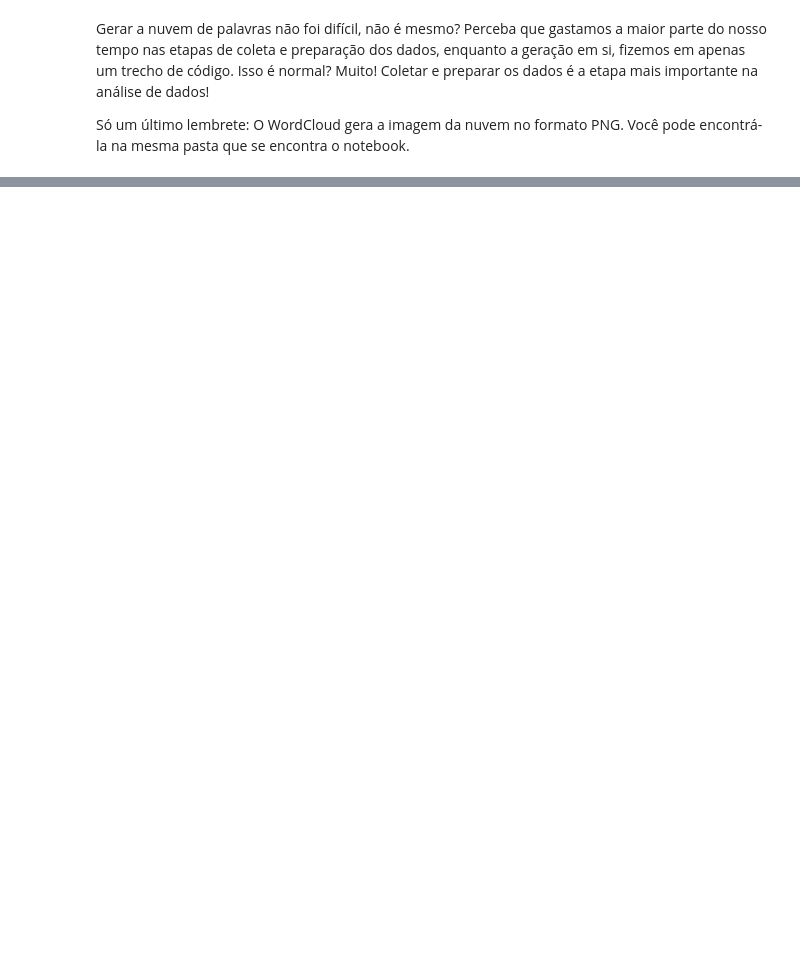
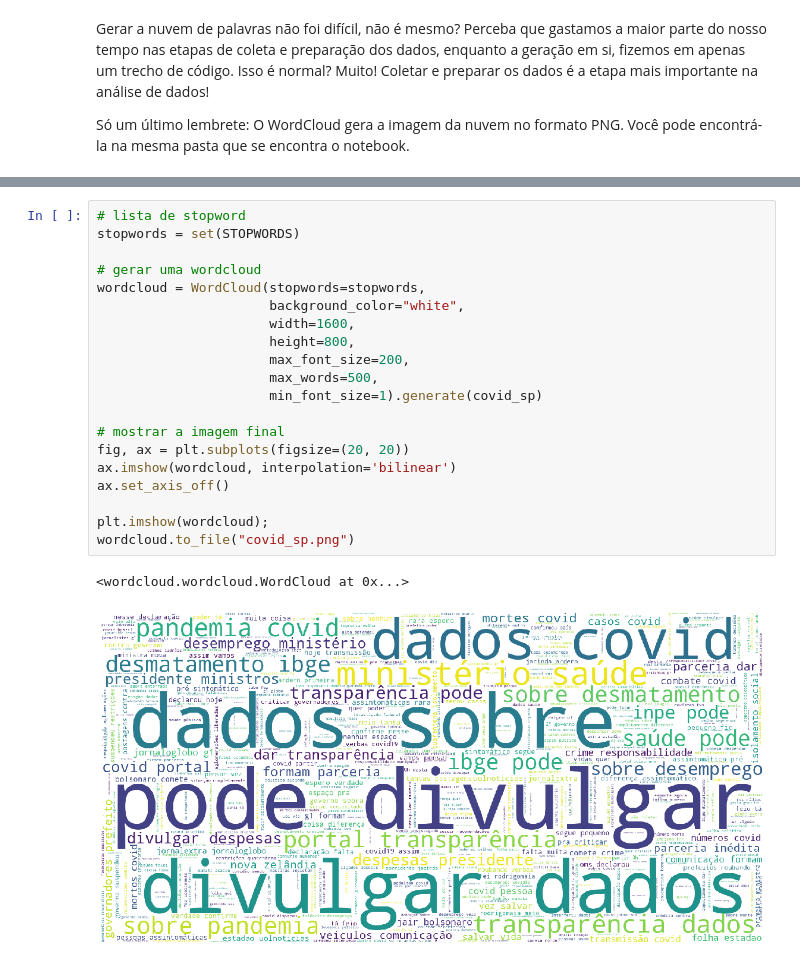
Before and after one commit to fcampos300/covid19, a Jupyter notebook: covid_wordcloud.ipynb, the cells around one changed output, grey strips where cells are left out. Drawn from its saved outputs; the diff is of its cells as text; blank space fills up the shorter version.

```diff
--- a/covid_wordcloud.ipynb
+++ b/covid_wordcloud.ipynb
@@ -141,0 +170,23 @@ Só um último lembrete: O WordCloud gera a imagem da nuvem no formato PNG. Voc
+# %%
+# lista de stopword
+stopwords = set(STOPWORDS)
+
+# gerar uma wordcloud
+wordcloud = WordCloud(stopwords=stopwords,
+                      background_color="white",
+                      width=1600,
+                      height=800,
+                      max_font_size=200,
+                      max_words=500,
+                      min_font_size=1).generate(covid_sp)
+
+# mostrar a imagem final
+fig, ax = plt.subplots(figsize=(20, 20))
+ax.imshow(wordcloud, interpolation='bilinear')
+ax.set_axis_off()
+
+plt.imshow(wordcloud);
+wordcloud.to_file("covid_sp.png")
+# %% [output]
+<wordcloud.wordcloud.WordCloud at 0x...>
+[figure, added]
```
Also changed, not shown: parts of 9 cells of this notebook, 3 other files.
